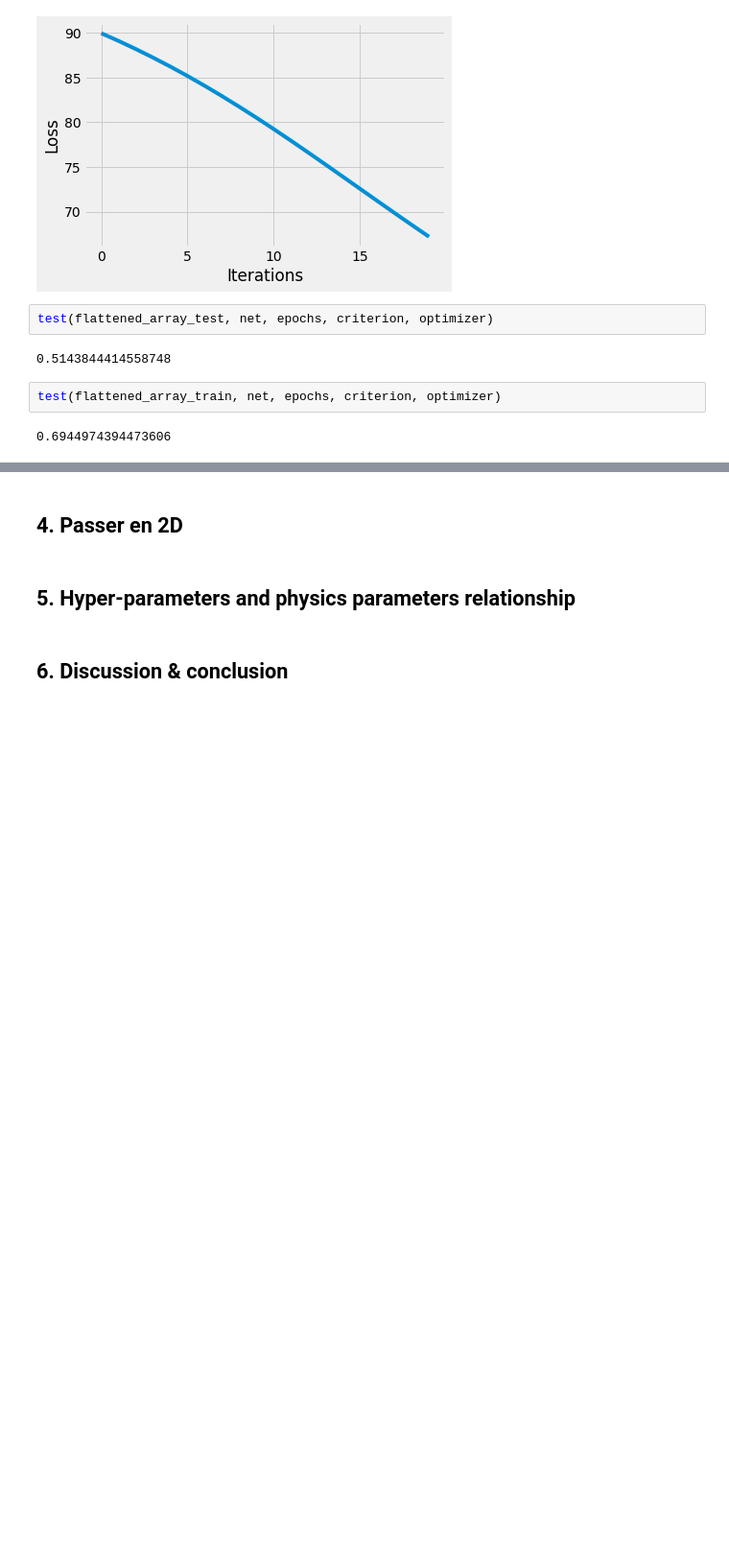
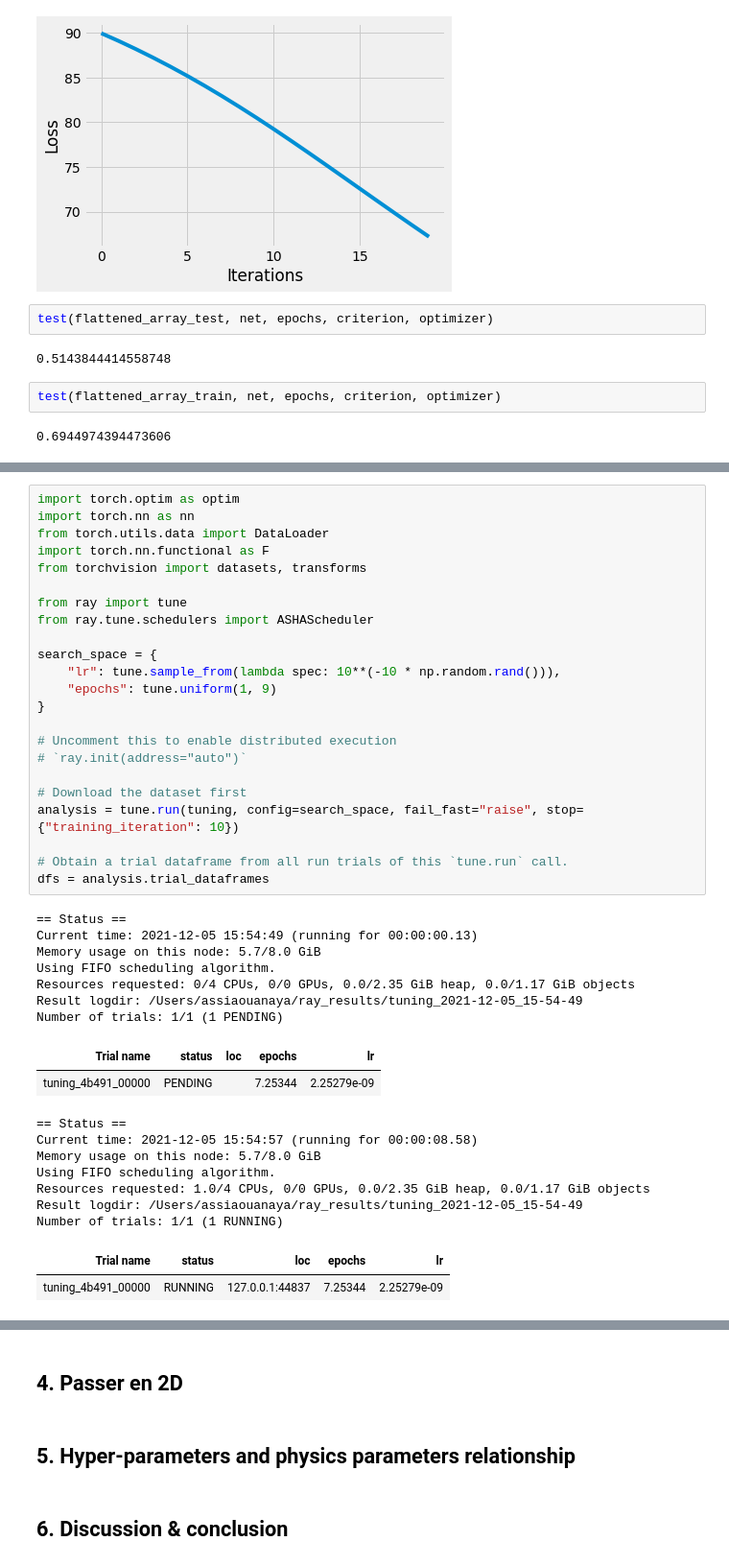
Before and after one commit to CS-433/ml-project-2-thevipers2, a Jupyter notebook: main.ipynb, the cells around one changed output, grey strips where cells are left out. Shown at 96% size. Drawn from its saved outputs; the diff is of its cells as text; blank space fills up the shorter version.

Commit message:
using ray

```diff
--- a/main.ipynb
+++ b/main.ipynb
@@ -253,0 +291,42 @@ test(flattened_array_train, net, epochs, criterion, optimizer)
+# %%
+import torch.optim as optim
+import torch.nn as nn
+from torch.utils.data import DataLoader
+import torch.nn.functional as F
+from torchvision import datasets, transforms
+
+from ray import tune
+from ray.tune.schedulers import ASHAScheduler
+
+search_space = {
+    "lr": tune.sample_from(lambda spec: 10**(-10 * np.random.rand())),
+    "epochs": tune.uniform(1, 9)
+}
+
+# Uncomment this to enable distributed execution
+# `ray.init(address="auto")`
+
+# Download the dataset first
+analysis = tune.run(tuning, config=search_space, fail_fast="raise", stop={"training_iteration": 10})
+
+# Obtain a trial dataframe from all run trials of this `tune.run` call.
+dfs = analysis.trial_dataframes
+# %% [output]
+== Status ==
+Current time: 2021-12-05 15:54:49 (running for 00:00:00.13)
+Memory usage on this node: 5.7/8.0 GiB
+Using FIFO scheduling algorithm.
+Resources requested: 0/4 CPUs, 0/0 GPUs, 0.0/2.35 GiB heap, 0.0/1.17 GiB objects
+Result logdir: /Users/assiaouanaya/ray_results/tuning_2021-12-05_15-54-49
+Number of trials: 1/1 (1 PENDING)
+| Trial name | status | loc | epochs | lr |
+| tuning_4b491_00000 | PENDING |  | 7.25344 | 2.25279e-09 |
+== Status ==
+Current time: 2021-12-05 15:54:57 (running for 00:00:08.58)
+Memory usage on this node: 5.7/8.0 GiB
+Using FIFO scheduling algorithm.
+Resources requested: 1.0/4 CPUs, 0/0 GPUs, 0.0/2.35 GiB heap, 0.0/1.17 GiB objects
+Result logdir: /Users/assiaouanaya/ray_results/tuning_2021-12-05_15-54-49
+Number of trials: 1/1 (1 RUNNING)
+| Trial name | status | loc | epochs | lr |
+| tuning_4b491_00000 | RUNNING | 127.0.0.1:44837 | 7.25344 | 2.25279e-09 |
```
Also changed, not shown: parts of 13 cells of this notebook, 1 other file.
